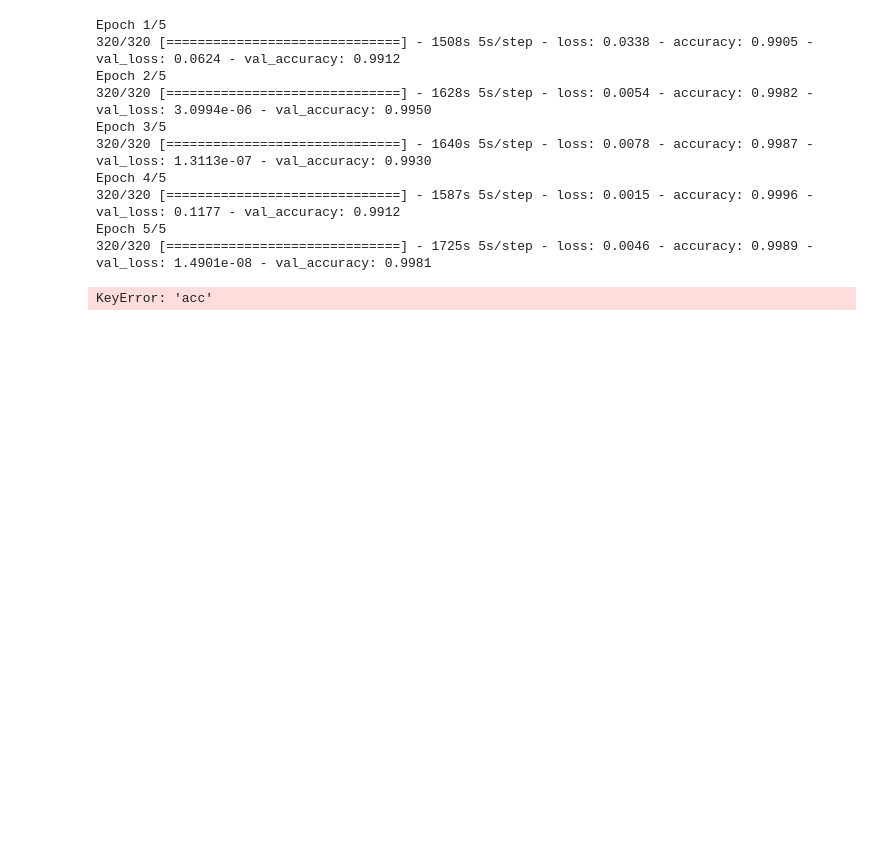
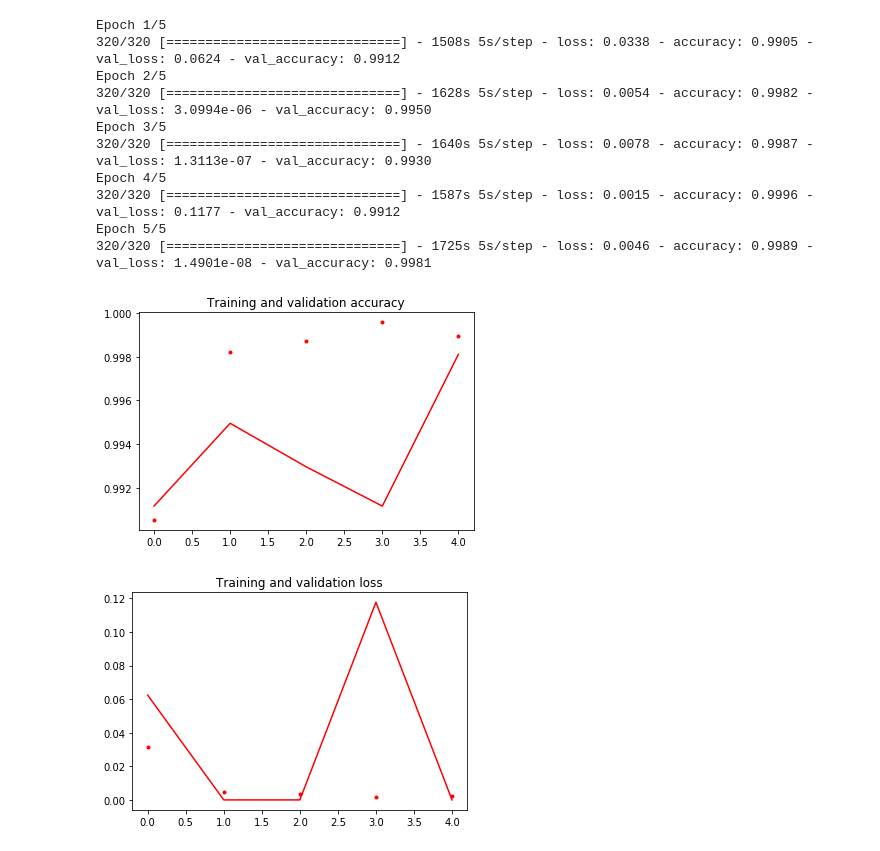
Before and after one commit to kpahwani/saftey-object-detection, a Jupyter notebook: construction_safety_estimatior.ipynb, the cells around one changed output. Cells and saved outputs as stored; diff of their text form; code cells hidden in the pictures; blank space fills up the shorter version.

```diff
--- a/construction_safety_estimatior.ipynb
+++ b/construction_safety_estimatior.ipynb
@@ -168,22 +168,23 @@ Epoch 5/5
 320/320 [==============================] - 1725s 5s/step - loss: 0.0046 - accuracy: 0.9989 - val_loss: 1.4901e-08 - val_accuracy: 0.9981
 # %%
 def plot_training(history):
-  acc = history.history['acc']
-  val_acc = history.history['val_acc']
+  acc = history.history['accuracy']
+  val_acc = history.history['val_accuracy']
   loss = history.history['loss']
   val_loss = history.history['val_loss']
   epochs = range(len(acc))
 
   plt.plot(epochs, acc, 'r.')
   plt.plot(epochs, val_acc, 'r')
   plt.title('Training and validation accuracy')
 
   plt.figure()
   plt.plot(epochs, loss, 'r.')
   plt.plot(epochs, val_loss, 'r-')
   plt.title('Training and validation loss')
   plt.show()
 
 plot_training(history)
 # %% [output]
-KeyError: 'acc'
+[figure, added]
+[figure, added]
```
